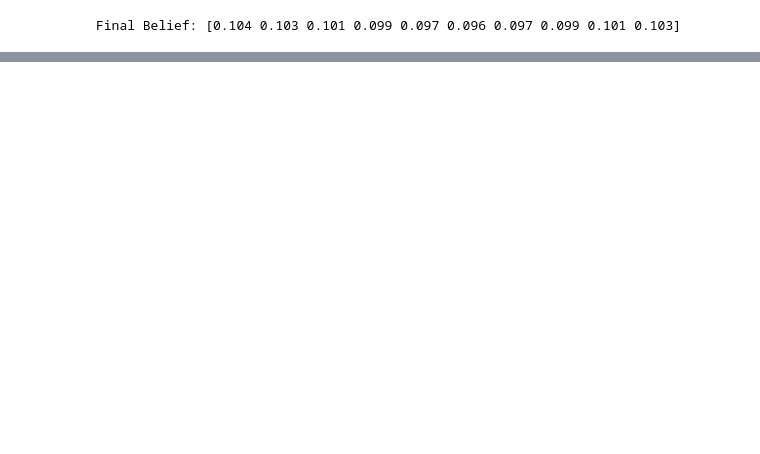
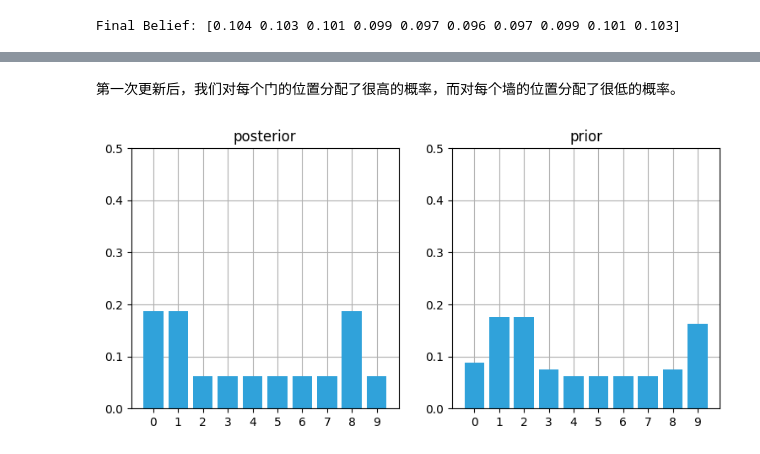
Before and after one commit to logan8866/Kalman-Filter-Programming, a Jupyter notebook: 02 离散贝叶斯.ipynb, the cells around one changed output, grey strips where cells are left out. Saved outputs shown, nothing was run; the diff lists cells and outputs as text; code cells hidden in the pictures; blank space fills up the shorter version.

```diff
--- a/02 离散贝叶斯.ipynb
+++ b/02 离散贝叶斯.ipynb
@@ -383,0 +473,8 @@ Final Belief: [0.104 0.103 0.101 0.099 0.097 0.096 0.097 0.099 0.101 0.103]
+# %% [markdown]
+第一次更新后，我们对每个门的位置分配了很高的概率，而对每个墙的位置分配了很低的概率。
+# %%
+kernel = (.1, .8, .1)
+prior = predict(posterior, 1, kernel)
+book_plots.plot_prior_vs_posterior(prior, posterior, True, ylim=(0,.5))
+# %% [output]
+[figure, added]
```
Also changed, not shown: parts of 44 cells of this notebook, 1 other file.
